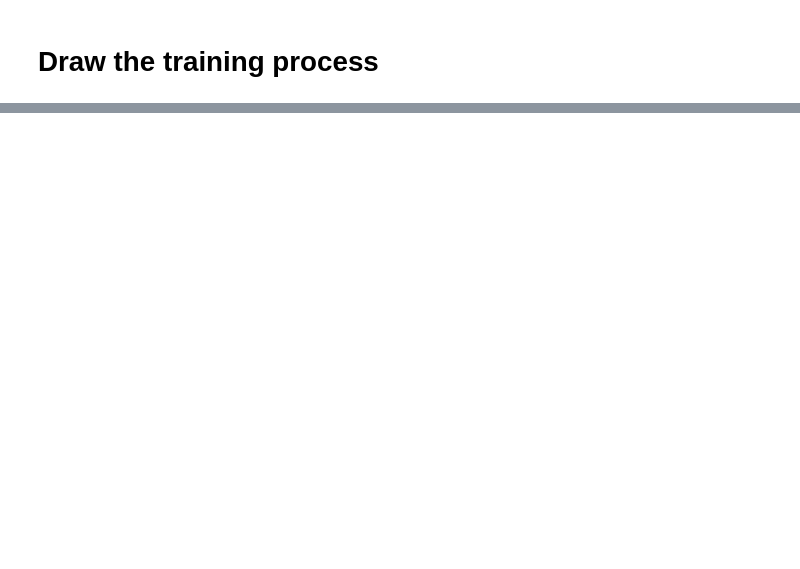
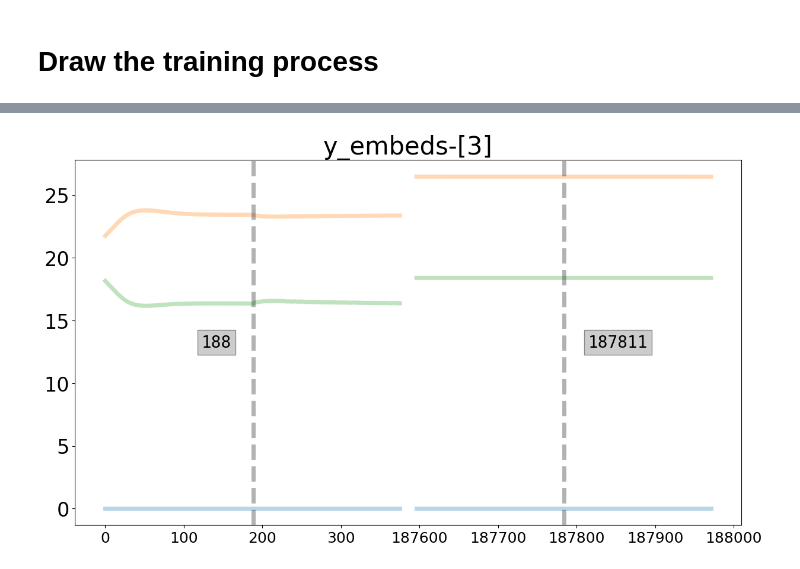
Before and after one commit to theabc50111/correlation-change-predict, a Jupyter notebook: mts_corr_ad_model/mts_corr_ad_estimation.ipynb, the cells around one changed output, grey strips where cells are left out. Cells and saved outputs as stored; diff of their text form; code cells hidden in the pictures; blank space fills up the shorter version.

```diff
--- a/mts_corr_ad_model/mts_corr_ad_estimation.ipynb
+++ b/mts_corr_ad_model/mts_corr_ad_estimation.ipynb
@@ -158,0 +179,49 @@ time: 3.07 s (started: 2023-02-27 02:43:00 +08:00)
+# %%
+specific_log_p = mts_corr_model_log_dir/f"corr_s1_w10/train_logs/epoch_754-20230227112450.json"
+
+with open(specific_log_p, "r") as source:
+    log_dict = json.load(source)
+
+if log_dict.get('model_structure'):
+    gin_l = len(re.findall("\(\d\)GINConv", log_dict.get('model_structure')))
+    gin_h = int(re.search("(\(\d\)\:\sGINConv.*\n.*)(out_features\=)(\d*)", log_dict.get('model_structure')).group(3))
+    gru_l = int(re.search("(\(gru1\)\:.*)(num_layers\=)(\d*)", log_dict.get('model_structure'))[0][-1] if re.search("(\(gru1\)\:.*)(num_layers\=)(\d*)", log_dict.get('model_structure')) else 1)
+    gru_h = int(re.search("(\(gru1\)\:\sGRU\(\d*\,)\s(\d*)", log_dict.get('model_structure')).group(2))
+else:
+    gin_l = None
+    gin_h = None
+    gru_l = None
+    gru_h = None
+corr_info = [p for p in specific_log_p.parts if p.startswith("corr")][0]
+best_epoch = log_dict['best_val_epoch'] if log_dict.get('best_val_epoch') else 500
+min_val_loss = min(log_dict['val_loss_history'])
+tr_batch = log_dict.get('train_batch') if log_dict.get('train_batch') else None
+batchs_per_epoch = log_dict.get('batchs_per_epoch')
+tr_loss = log_dict.get('train_loss_history')
+val_loss = log_dict.get('val_loss_history')
+pred_embeds = np.array(log_dict.get('graph_embeds_history').get('graph_embeds_pred')[:batchs_per_epoch*2]\
+                       + [([np.nan]*(gin_l*gin_h)) for _ in range(20)]\
+                       + log_dict.get('graph_embeds_history').get('graph_embeds_pred')[-batchs_per_epoch*2:])
+y_embeds = np.array(log_dict.get('graph_embeds_history').get('y_graph_embeds')[:batchs_per_epoch*2]\
+                    + [([np.nan]*(gin_l*gin_h)) for _ in range(20)]\
+                    + log_dict.get('graph_embeds_history').get('y_graph_embeds')[-batchs_per_epoch*2:])
+plt.figure(figsize=(14.5, 8))
+plt.plot(y_embeds, linewidth=5, alpha=0.3)
+plt.axvline(x=batchs_per_epoch, ymin=y_embeds[~np.isnan(y_embeds)].min(), ymax=y_embeds[~np.isnan(y_embeds)].max(),
+                  color='k', linewidth=5, linestyle='--', alpha=0.3)
+plt.axvline(x=batchs_per_epoch*3+20, ymin=y_embeds[~np.isnan(y_embeds)].min(), ymax=y_embeds[~np.isnan(y_embeds)].max(),
+                  color='k', linewidth=5, linestyle='--', alpha=0.3)
+plt.annotate(text=f"188", xy=(0.19, 0.5),
+             bbox={'facecolor': 'gray', 'alpha': 0.4, 'pad': 5},
+             fontsize=20, fontfamily='monospace', xycoords='axes fraction', va='center')
+plt.annotate(text=f"187811", xy=(0.77, 0.5),
+             bbox={'facecolor': 'gray', 'alpha': 0.4, 'pad': 5},
+             fontsize=20, fontfamily='monospace', xycoords='axes fraction', va='center')
+plt.title(f'y_embeds-[{y_embeds.shape[1]}]', fontsize=30)
+xticks_label = list(range(0, 301, 100)) + list(range(187600, 188001, 100))
+plt.xticks(ticks=list(range(0, 801, 100)), labels=xticks_label, fontsize=18)
+plt.yticks(fontsize=24)
+plt.show()
+plt.close()
+# %% [output]
+[figure, added]
```
Also changed, not shown: parts of 5 cells of this notebook, 2 other files.
